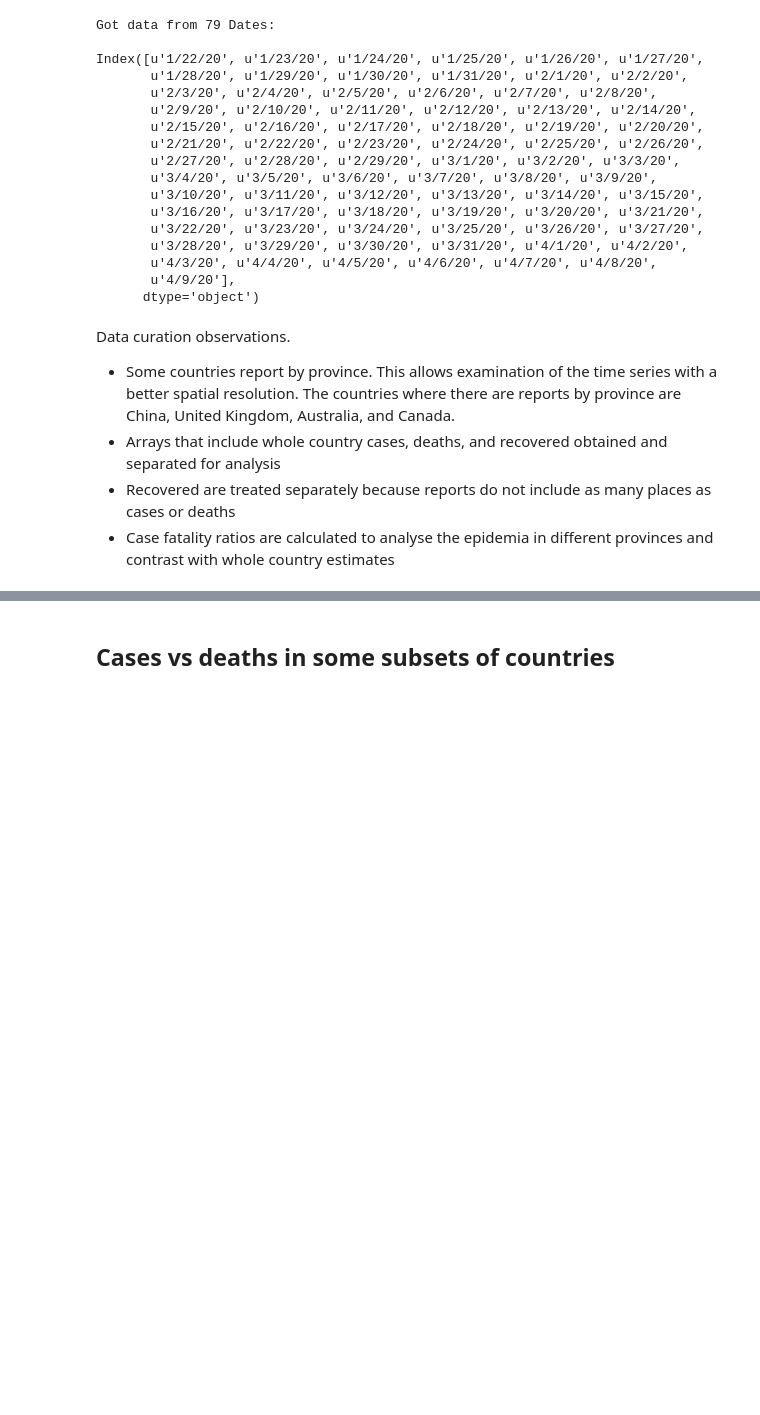
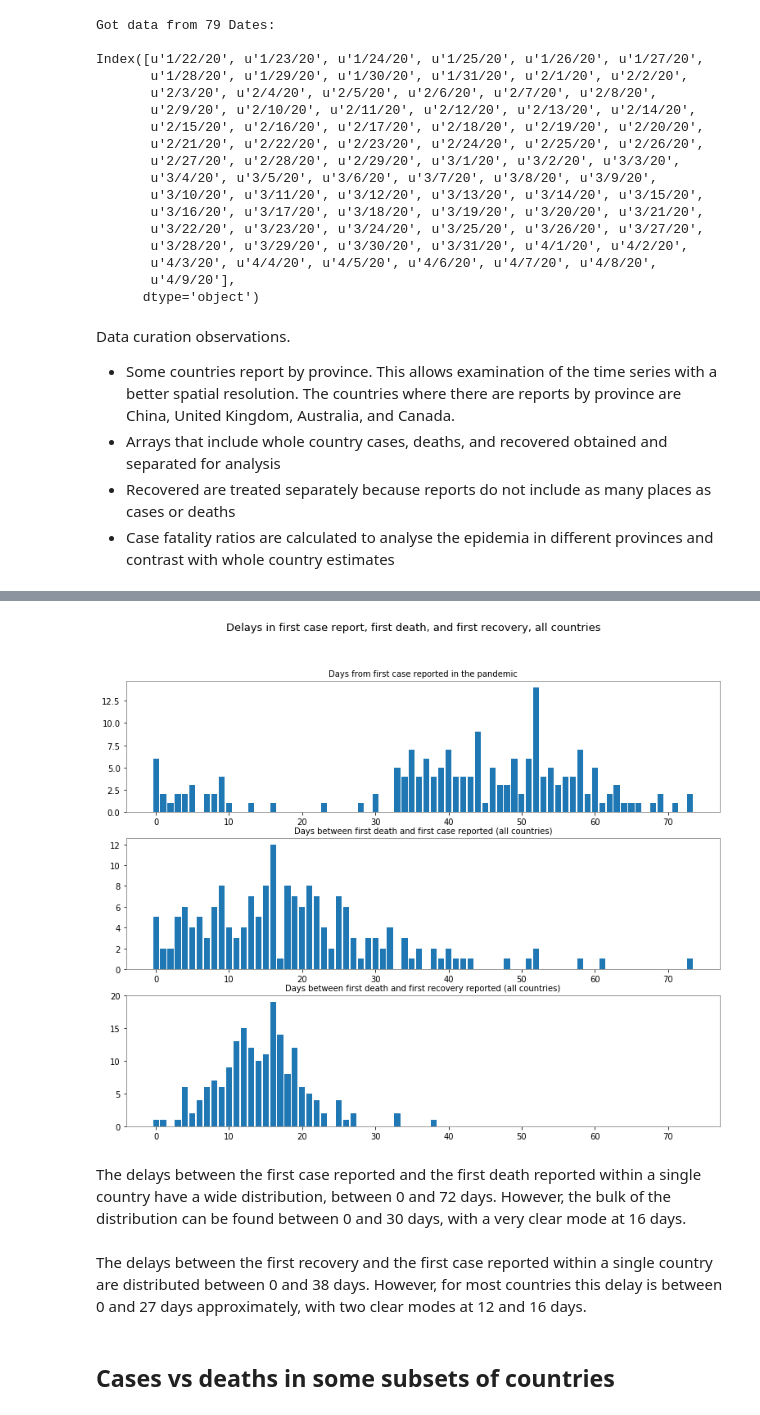
Before and after one commit to scab-unam/dam_COVID-19, a Jupyter notebook: tsam_COVID-19_cfr_Jan2020-.ipynb, the cells around one changed output, grey strips where cells are left out. Drawn from its saved outputs; the diff is of its cells as text; code cells hidden in the pictures; blank space fills up the shorter version.

```diff
--- a/tsam_COVID-19_cfr_Jan2020-.ipynb
+++ b/tsam_COVID-19_cfr_Jan2020-.ipynb
@@ -127,0 +131,13 @@ totRecov=gatherDataByCountry(df=recov,nHeaderCols=4)
+# %%
+# An attempt to describe the order of appearance of cases
+iFC=findFirstCaseDates(totCases)
+iFD=findFirstCaseDates(totDeathCases)
+iFR=findFirstCaseDates(totRecov)
+jj = iFC.argsort()
+siC = iFC[jj]
+siD = iFD[jj]
+siR = iFR[jj]
+# As many as countries
+for mm in range(nCountries):
+    print(mm, countries[jj[mm]], dates[siC[mm]], dates[siD[mm]], dates[siR[mm]])
+    print('Delays: %d first case, %d first death, %d first recovery'%(siC[mm],siD[mm]-siC[mm],siR[mm]-siC[mm]))
@@ -128,2 +168,25 @@ totRecov=gatherDataByCountry(df=recov,nHeaderCols=4)
+# %%
+cCases, bins = np.histogram(iFC,np.arange(0,iFC.max()))
+cDeathCases, bins = np.histogram(iFD-iFC,np.arange(0,iFC.max()))
+cRecov, bins = np.histogram(iFR-iFC,np.arange(0,iFC.max()))
+#
+fDelays= gr.figure(figsize=(13,10)); gr.ioff(); rows=3; cols=1; ax=list()
+fDelays.suptitle('Delays in first case report, first death, and first recovery, all countries',fontsize=13)
+for m in range(rows*cols):
+    ax.append(fDelays.add_subplot(rows,cols,m+1))
+ax[0].bar(bins[:-1],cCases,width=0.8)
+ax[1].bar(bins[:-1],cDeathCases,width=0.8)
+ax[2].bar(bins[:-1],cRecov,width=0.8)
+ax[0].set_title('Days from first case reported in the pandemic',fontsize=10)
+ax[1].set_title('Days between first death and first case reported (all countries)',fontsize=10)
+ax[2].set_title('Days between first death and first recovery reported (all countries)',fontsize=10)
+gr.ion(); gr.draw(); gr.show()
+fDelays.savefig('tsam_COVID19_JHU_delaysAllCountries.png')
+# %% [output]
+[figure, added]
+# %% [markdown]
+The delays between the first case reported and the first death reported within a single country have a wide distribution, between 0 and 72 days. However, the bulk of the distribution can be found between 0 and 30 days, with a very clear mode at 16 days.
+# %% [markdown]
+The delays between the first recovery and the first case reported within a single country are distributed between 0 and 38 days. However, for most countries this delay is between 0 and 27 days approximately, with two clear modes at 12 and 16 days.
 # %% [markdown]
 ## Cases vs deaths in some subsets of countries
```
Also changed, not shown: parts of 10 cells of this notebook, 6 other files.
